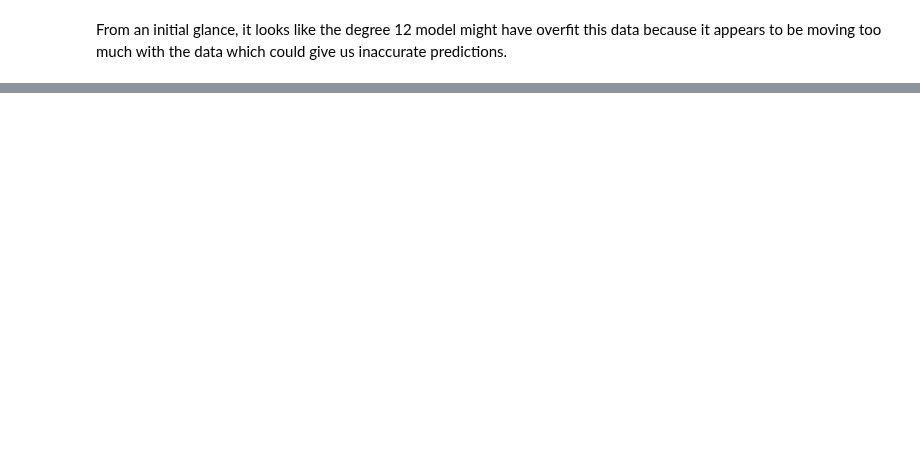
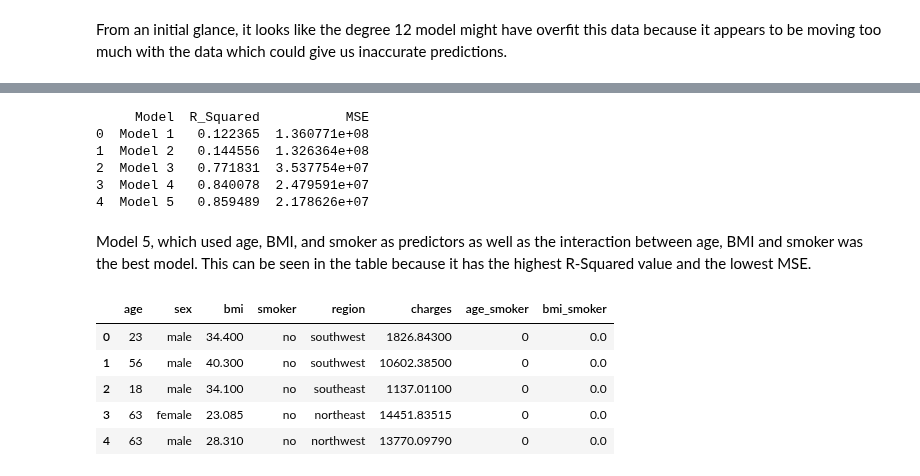
Before and after one commit to wkapner/GSB_544, a Jupyter notebook: Labs/Lab5.ipynb, the cells around one changed output, grey strips where cells are left out. Saved outputs shown, nothing was run; the diff lists cells and outputs as text; code cells hidden in the pictures; blank space fills up the shorter version.

```diff
--- a/Labs/Lab5.ipynb
+++ b/Labs/Lab5.ipynb
@@ -479,0 +729,28 @@ From an initial glance, it looks like the degree 12 model might have overfit thi
+# %%
+model_results2 = {
+    "Model": ["Model 1", "Model 2", "Model 3", "Model 4", "Model 5"],
+    "R_Squared": [r8, r9, r10, r11, r12],
+    "MSE": [test_mse8, test_mse9, test_mse10, test_mse11, test_mse12]
+}
+
+results_df2 = pd.DataFrame(model_results2)
+
+print(results_df2)
+# %% [output]
+     Model  R_Squared           MSE
+0  Model 1   0.122365  1.360771e+08
+1  Model 2   0.144556  1.326364e+08
+2  Model 3   0.771831  3.537754e+07
+3  Model 4   0.840078  2.479591e+07
+4  Model 5   0.859489  2.178626e+07
+# %% [markdown]
+Model 5, which used age, BMI, and smoker as predictors as well as the interaction between age, BMI and smoker was the best model. This can be seen in the table because it has the highest R-Squared value and the lowest MSE.
+# %%
+newinsurance.head()
+# %% [output]
+|  | age | sex | bmi | smoker | region | charges | age_smoker | bmi_smoker |
+| 0 | 23 | male | 34.400 | no | southwest | 1826.84300 | 0 | 0.0 |
+| 1 | 56 | male | 40.300 | no | southwest | 10602.38500 | 0 | 0.0 |
+| 2 | 18 | male | 34.100 | no | southeast | 1137.01100 | 0 | 0.0 |
+| 3 | 63 | female | 23.085 | no | northeast | 14451.83515 | 0 | 0.0 |
+| 4 | 63 | male | 28.310 | no | northwest | 13770.09790 | 0 | 0.0 |
```
Also changed, not shown: parts of 36 cells of this notebook, 5 other files.
